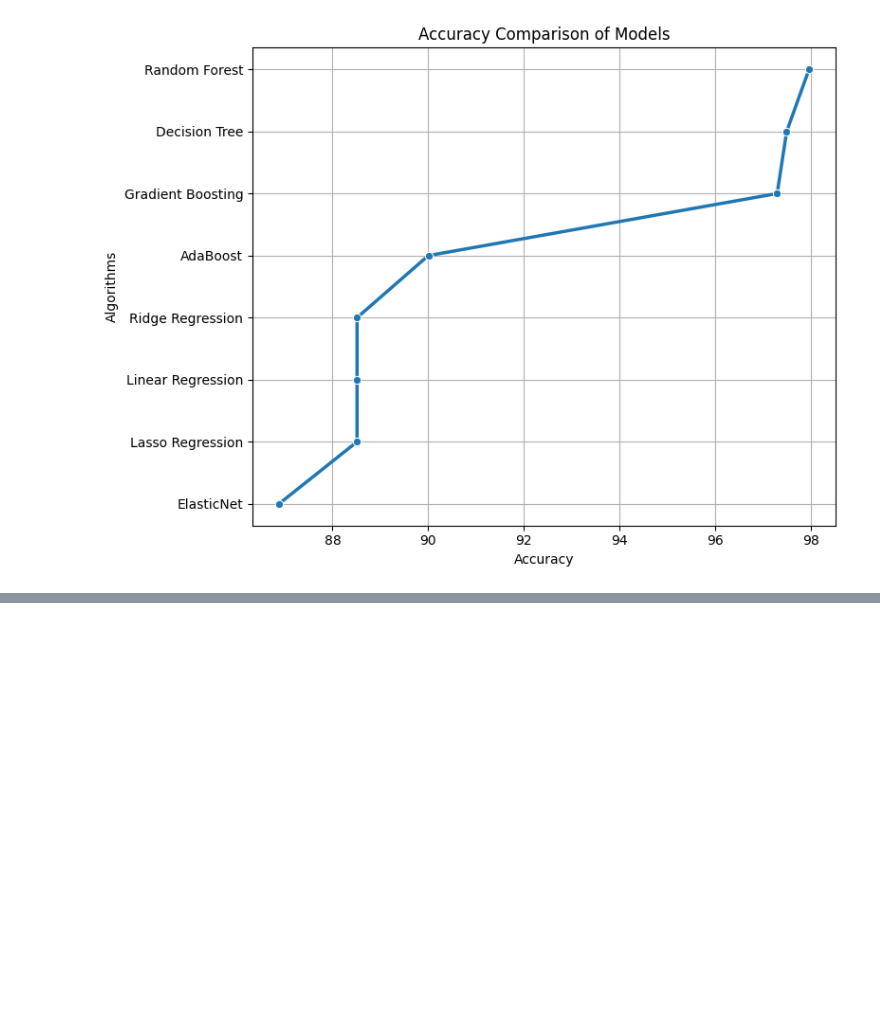
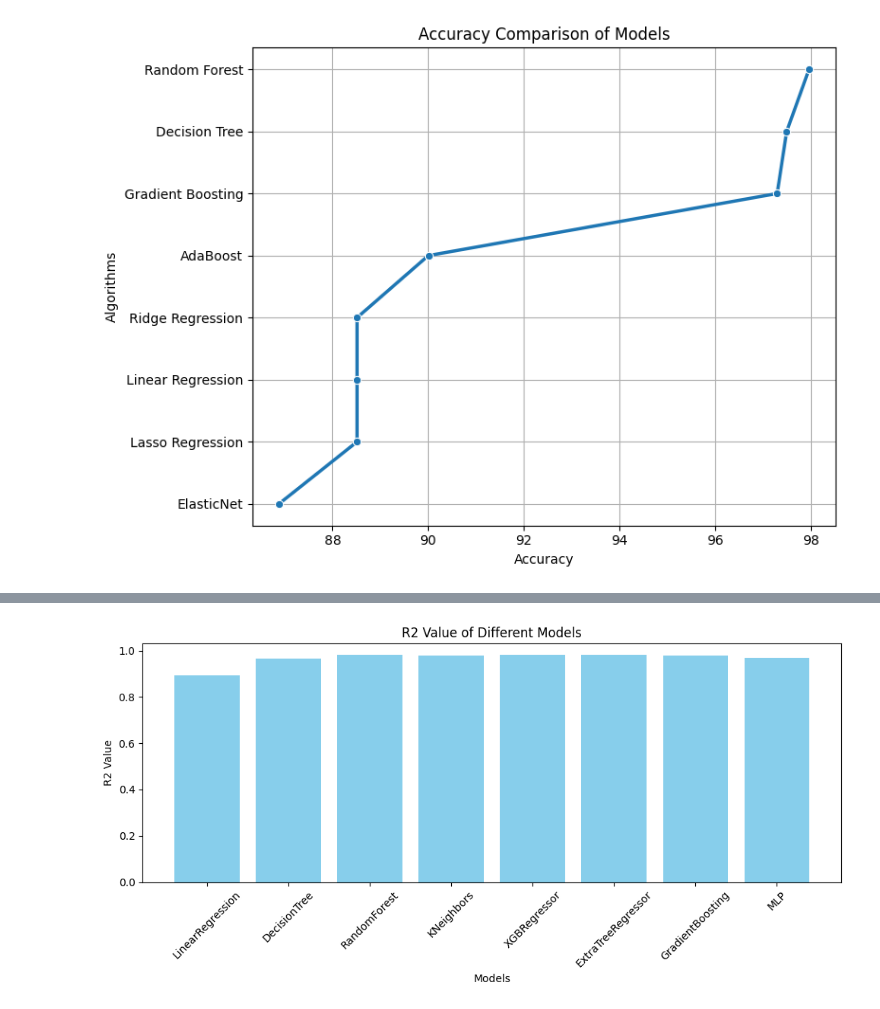
Before and after one commit to u3814520/diamonds, a Jupyter notebook: Diamond_Price_Prediction.ipynb, the cells around one changed output, grey strips where cells are left out. Cells and saved outputs as stored; diff of their text form; code cells hidden in the pictures; blank space fills up the shorter version.

```diff
--- a/Diamond_Price_Prediction.ipynb
+++ b/Diamond_Price_Prediction.ipynb
@@ -178,0 +339,11 @@ plt.show()
+# %%
+plt.figure(figsize=(10, 5))
+plt.bar(results_df['Model'], results_df['R Squared'], color='skyblue')
+plt.title('R2 Value of Different Models')
+plt.xlabel('Models')
+plt.ylabel('R2 Value')
+plt.xticks(rotation=45)
+plt.tight_layout()
+plt.show()
+# %% [output]
+[figure, added]
```
Also changed, not shown: parts of 11 cells of this notebook.
